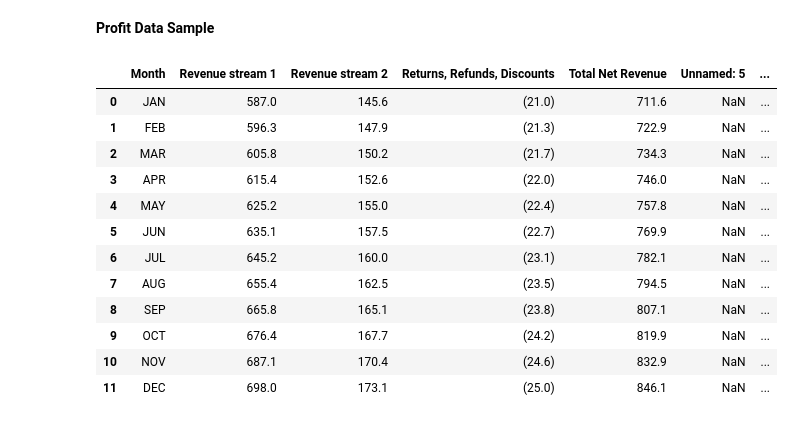
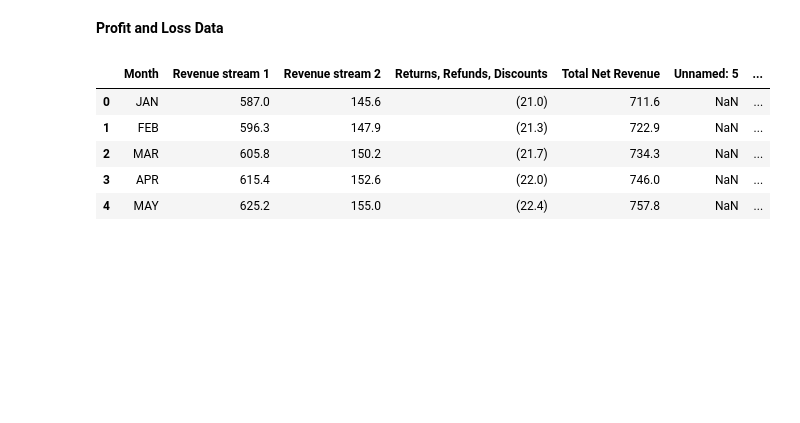
Before and after one commit to nazRainer/data_visual, a Jupyter notebook: sample_profit.ipynb, the cells around one changed output. Cells and saved outputs as stored; diff of their text form; code cells hidden in the pictures; blank space fills up the shorter version.

```diff
--- a/sample_profit.ipynb
+++ b/sample_profit.ipynb
@@ -1,5 +1,5 @@
 # %% [markdown]
 <a href="https://colab.research.google.com/github/nazRainer/data_visual/blob/main/sample_profit.ipynb" target="_parent"><img src="https://colab.research.google.com/assets/colab-badge.svg" alt="Open In Colab"/></a>
 # %% [markdown]
-**Profit Data Sample**
+**Profit and Loss Data**
 # %%
@@ -15,21 +15,14 @@ plt.rcParams.update({'font.size': 10})
 colors = ['#1f77b4', '#aec7e8', '#ff7f0e', '#ffbb78', '#2ca02c', '#98df8a']
 # %%
 # read and filter
-df = pd.read_csv('Profit-and-Loss-Statement.csv')
-data= data[data['Month'] != 'Full Year']
+data = pd.read_csv('profit-loss.csv')
+#data= data[data['Month'] != 'Full Year']
 # %%
-data.head(12)
+data.head()
 # %% [output]
 |  | Month | Revenue stream 1 | Revenue stream 2 | Returns, Refunds, Discounts | Total Net Revenue | Unnamed: 5 | ... |
 | 0 | JAN | 587.0 | 145.6 | (21.0) | 711.6 | NaN | ... |
 | 1 | FEB | 596.3 | 147.9 | (21.3) | 722.9 | NaN | ... |
 | 2 | MAR | 605.8 | 150.2 | (21.7) | 734.3 | NaN | ... |
 | 3 | APR | 615.4 | 152.6 | (22.0) | 746.0 | NaN | ... |
 | 4 | MAY | 625.2 | 155.0 | (22.4) | 757.8 | NaN | ... |
-| 5 | JUN | 635.1 | 157.5 | (22.7) | 769.9 | NaN | ... |
-| 6 | JUL | 645.2 | 160.0 | (23.1) | 782.1 | NaN | ... |
-| 7 | AUG | 655.4 | 162.5 | (23.5) | 794.5 | NaN | ... |
-| 8 | SEP | 665.8 | 165.1 | (23.8) | 807.1 | NaN | ... |
-| 9 | OCT | 676.4 | 167.7 | (24.2) | 819.9 | NaN | ... |
-| 10 | NOV | 687.1 | 170.4 | (24.6) | 832.9 | NaN | ... |
-| 11 | DEC | 698.0 | 173.1 | (25.0) | 846.1 | NaN | ... |
```
Also changed, not shown: parts of 4 cells of this notebook.
